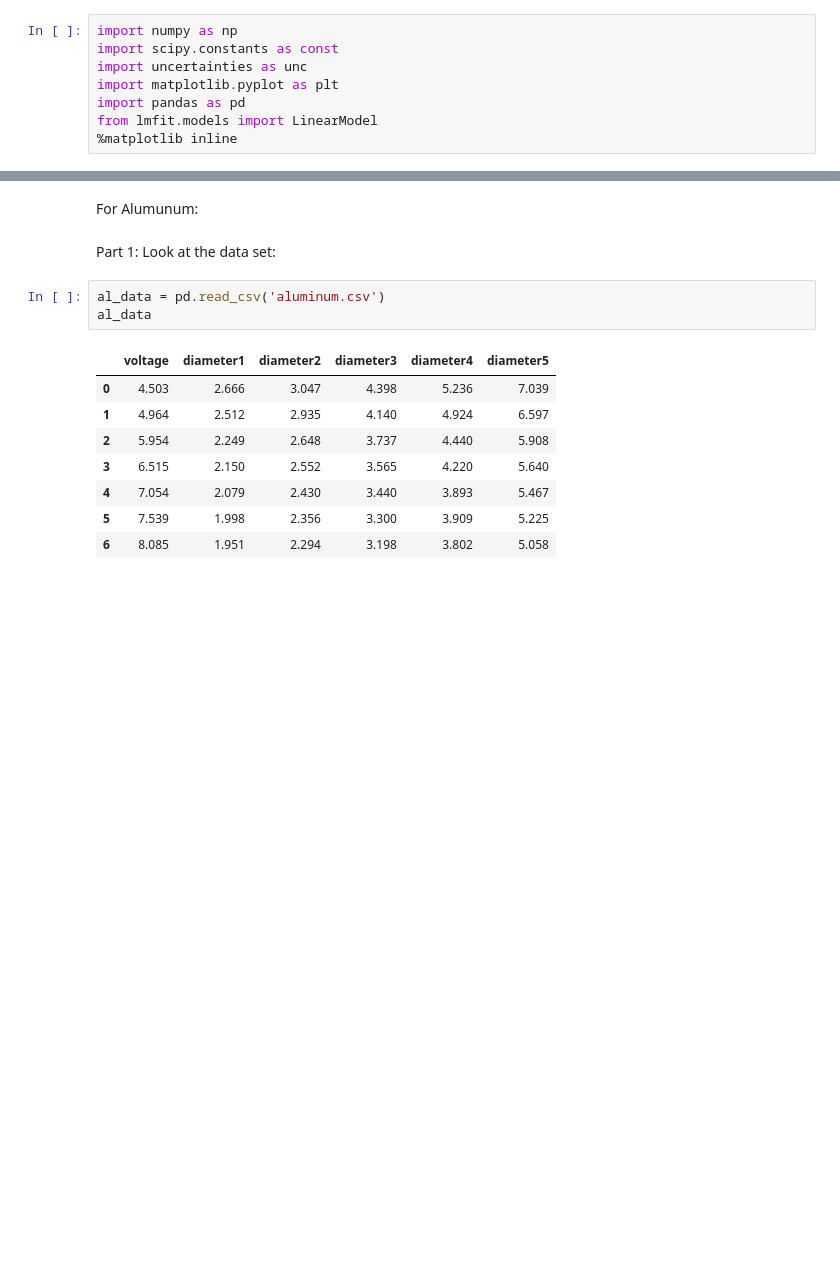
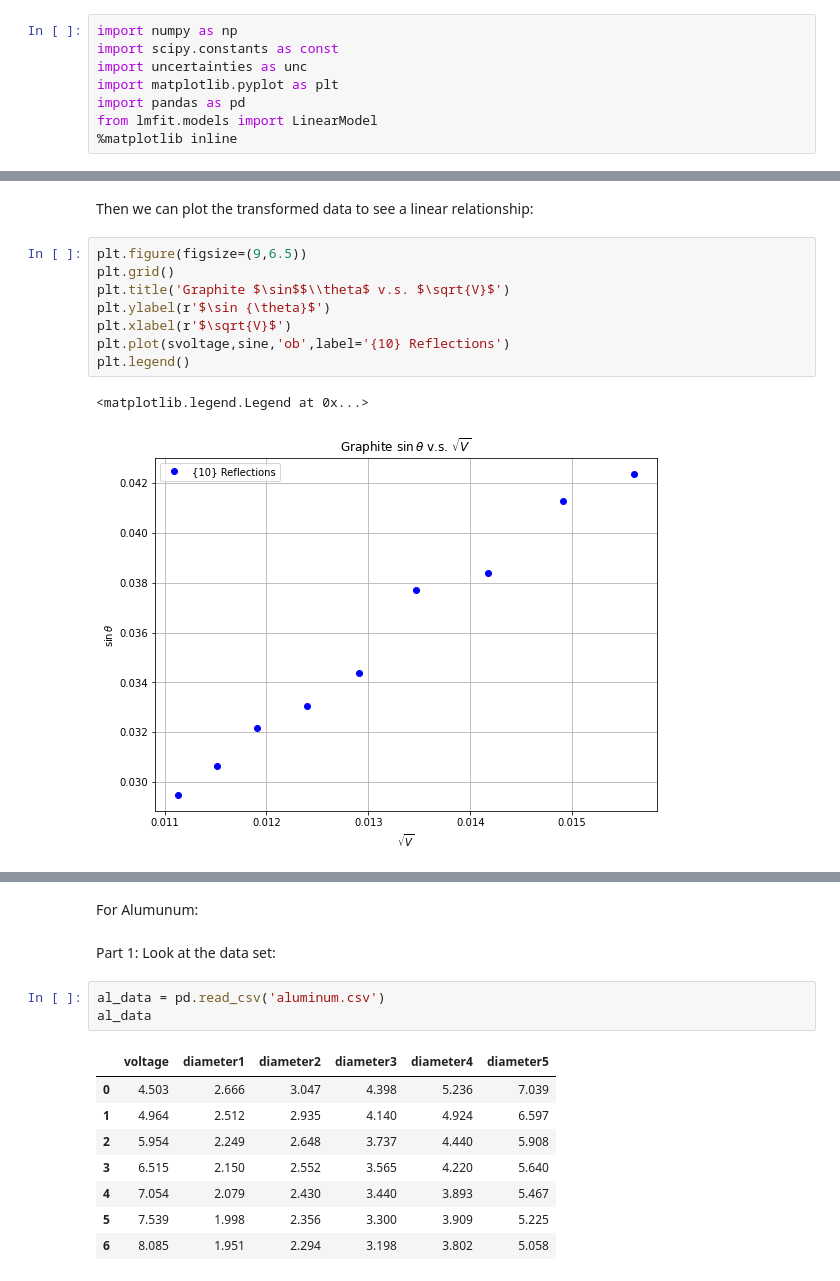
Before and after one commit to ahserhan/CMX, a Jupyter notebook: electron-diffraction.ipynb, the cells around one changed output, grey strips where cells are left out. Saved outputs shown, nothing was run; the diff lists cells and outputs as text; blank space fills up the shorter version.

```diff
--- a/electron-diffraction.ipynb
+++ b/electron-diffraction.ipynb
@@ -40,0 +47,13 @@ plt.legend()
+# %% [markdown]
+Then we can plot the transformed data to see a linear relationship:
+# %%
+plt.figure(figsize=(9,6.5))
+plt.grid()
+plt.title('Graphite $\sin$$\\theta$ v.s. $\sqrt{V}$')
+plt.ylabel(r'$\sin {\theta}$')
+plt.xlabel(r'$\sqrt{V}$')
+plt.plot(svoltage,sine,'ob',label='{10} Reflections')
+plt.legend()
+# %% [output]
+<matplotlib.legend.Legend at 0x...>
+[figure, added]
```
Also changed, not shown: parts of 16 cells of this notebook.
